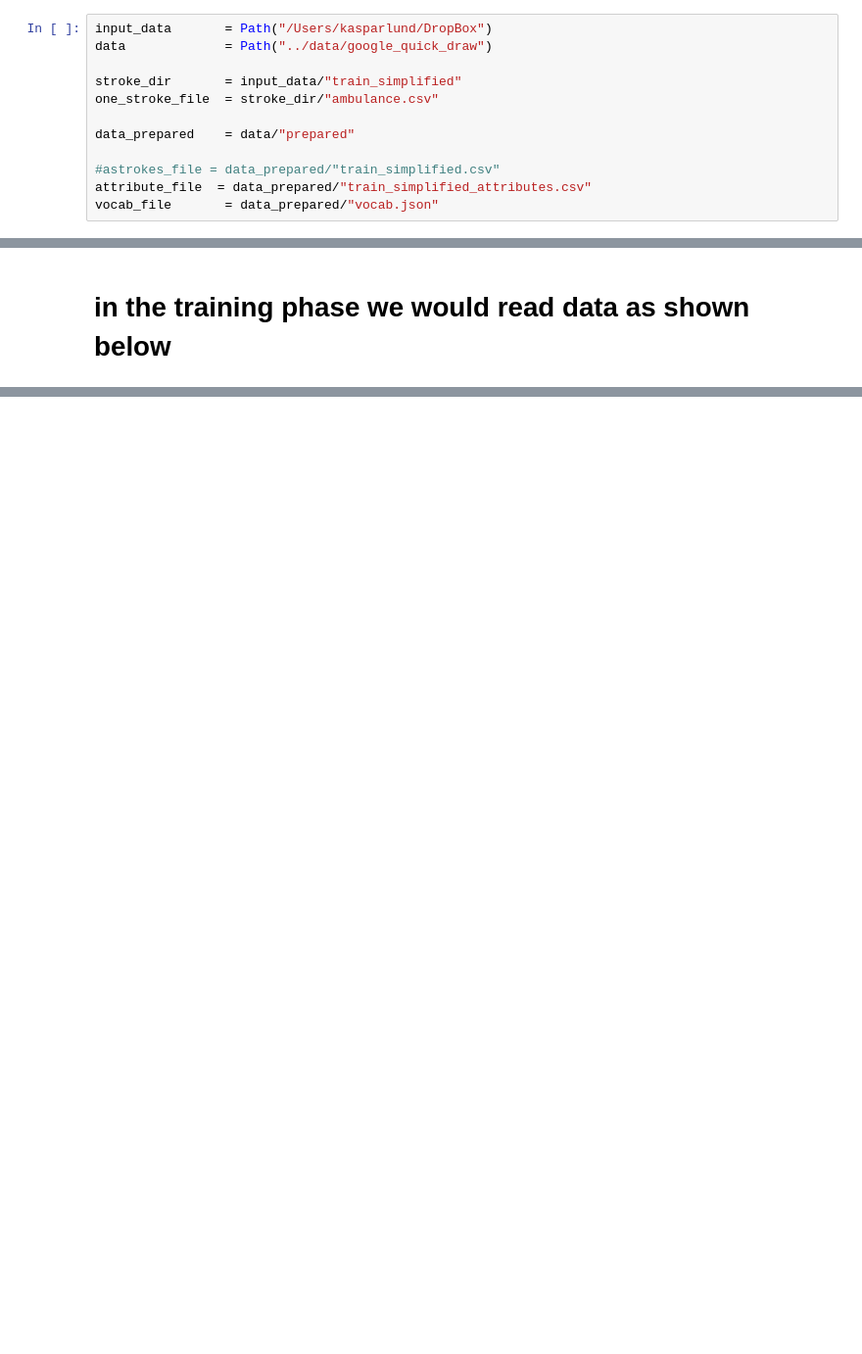
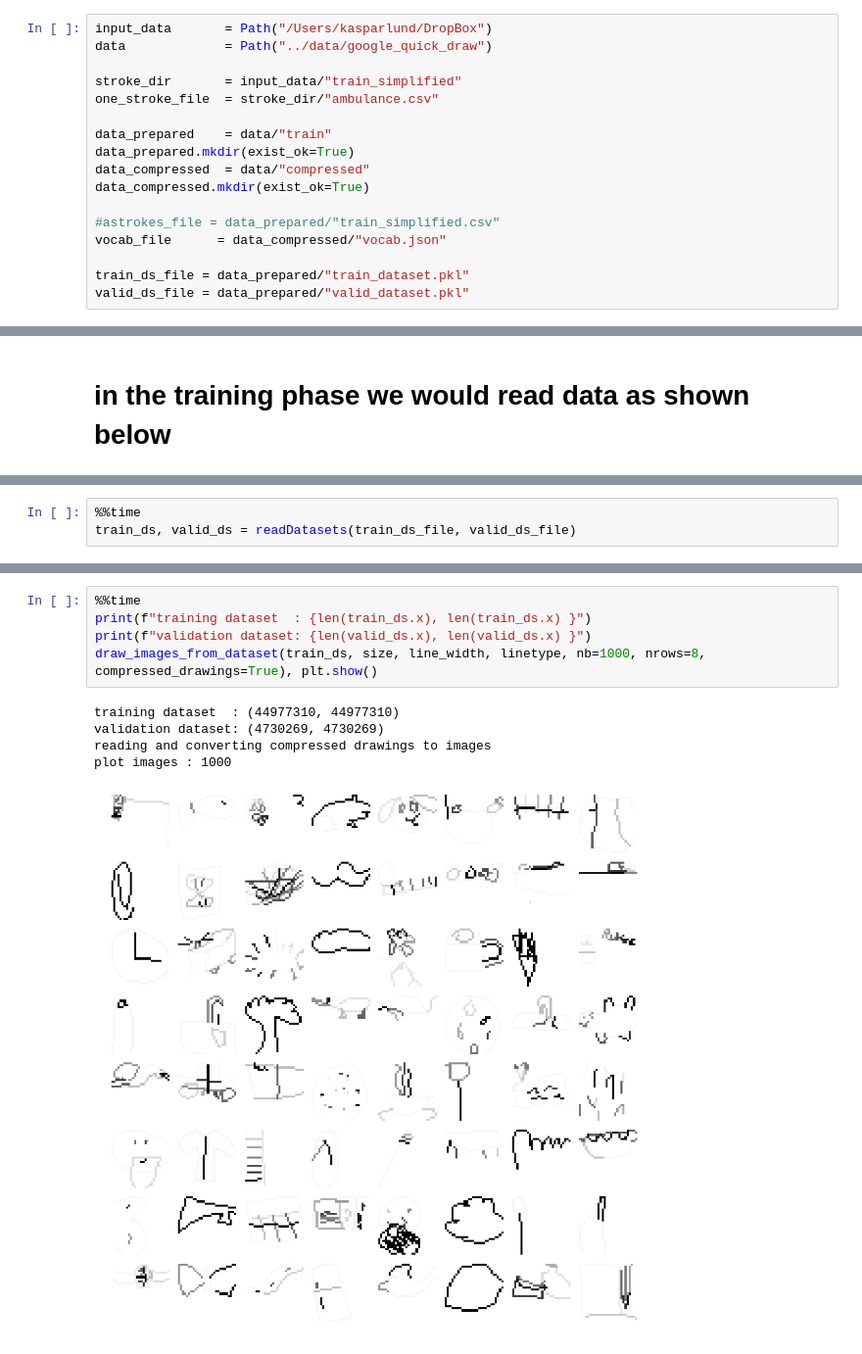
Before and after one commit to kasparlund/google_quick_draw, a Jupyter notebook: quickdraw_preparation.ipynb, the cells around one changed output, grey strips where cells are left out. Shown at 98% size. Drawn from its saved outputs; the diff is of its cells as text; blank space fills up the shorter version.

```diff
--- a/quickdraw_preparation.ipynb
+++ b/quickdraw_preparation.ipynb
@@ -33,11 +36,16 @@ data             = Path("../data/google_quick_draw")
 stroke_dir       = input_data/"train_simplified"
 one_stroke_file  = stroke_dir/"ambulance.csv"
 
-data_prepared    = data/"prepared"
+data_prepared    = data/"train"
+data_prepared.mkdir(exist_ok=True)
+data_compressed  = data/"compressed"
+data_compressed.mkdir(exist_ok=True)
 
 #astrokes_file = data_prepared/"train_simplified.csv"
-attribute_file  = data_prepared/"train_simplified_attributes.csv"
-vocab_file       = data_prepared/"vocab.json"
+vocab_file      = data_compressed/"vocab.json"
+
+train_ds_file = data_prepared/"train_dataset.pkl"
+valid_ds_file = data_prepared/"valid_dataset.pkl"
 # %%
 size, line_width  = 28, 1
 valid_ratio = 0.1
@@ -225,0 +267,3 @@ plot images : 1000
+# %%
+%%time
+train_ds, valid_ds = readDatasets(train_ds_file, valid_ds_file)
@@ -225,0 +273,11 @@ plot images : 1000
+# %%
+%%time
+print(f"training dataset  : {len(train_ds.x), len(train_ds.x) }")
+print(f"validation dataset: {len(valid_ds.x), len(valid_ds.x) }")
+draw_images_from_dataset(train_ds, size, line_width, linetype, nb=1000, nrows=8, compressed_drawings=True), plt.show()
+# %% [output]
+training dataset  : (44977310, 44977310)
+validation dataset: (4730269, 4730269)
+reading and converting compressed drawings to images
+plot images : 1000
+[figure, added]
```
Also changed, not shown: parts of 14 cells of this notebook, 6 other files.
